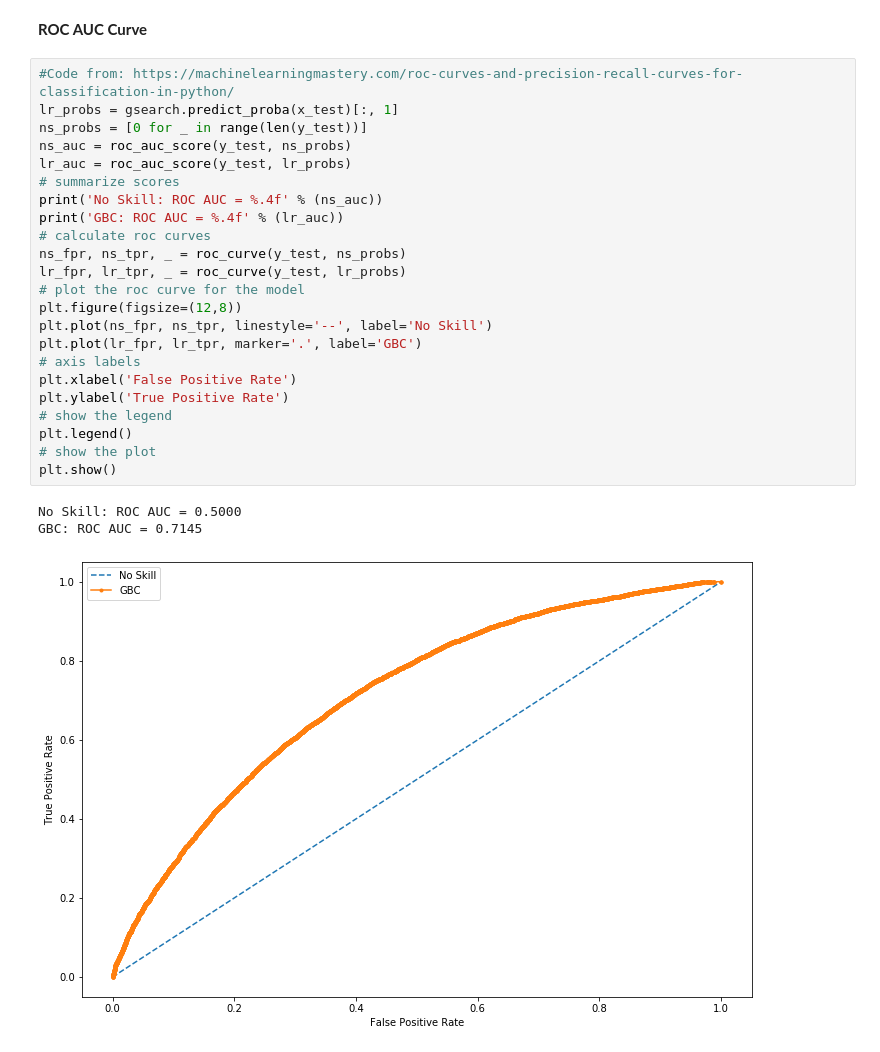
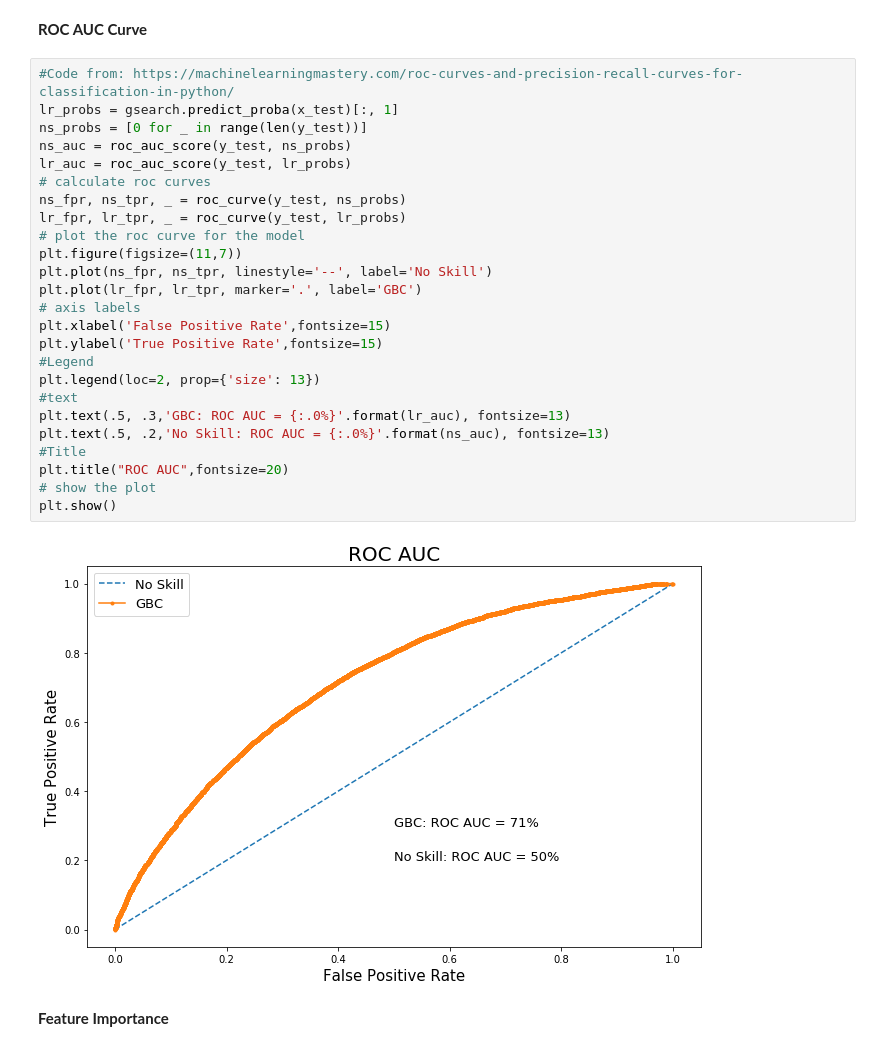
Before and after one commit to adriancm93/CPOE, a Jupyter notebook: cpoe_model.ipynb, the cells around one changed output. Saved outputs shown, nothing was run; the diff lists cells and outputs as text.

```diff
--- a/cpoe_model.ipynb
+++ b/cpoe_model.ipynb
@@ -273,28 +303,30 @@ Test MSE:
 # %%
 #Code from: https://machinelearningmastery.com/roc-curves-and-precision-recall-curves-for-classification-in-python/
 lr_probs = gsearch.predict_proba(x_test)[:, 1]
 ns_probs = [0 for _ in range(len(y_test))]
 ns_auc = roc_auc_score(y_test, ns_probs)
 lr_auc = roc_auc_score(y_test, lr_probs)
-# summarize scores
-print('No Skill: ROC AUC = %.4f' % (ns_auc))
-print('GBC: ROC AUC = %.4f' % (lr_auc))
 # calculate roc curves
 ns_fpr, ns_tpr, _ = roc_curve(y_test, ns_probs)
 lr_fpr, lr_tpr, _ = roc_curve(y_test, lr_probs)
 # plot the roc curve for the model
-plt.figure(figsize=(12,8))
+plt.figure(figsize=(11,7))
 plt.plot(ns_fpr, ns_tpr, linestyle='--', label='No Skill')
 plt.plot(lr_fpr, lr_tpr, marker='.', label='GBC')
 # axis labels
-plt.xlabel('False Positive Rate')
-plt.ylabel('True Positive Rate')
-# show the legend
-plt.legend()
+plt.xlabel('False Positive Rate',fontsize=15)
+plt.ylabel('True Positive Rate',fontsize=15)
+#Legend
+plt.legend(loc=2, prop={'size': 13})
+#text
+plt.text(.5, .3,'GBC: ROC AUC = {:.0%}'.format(lr_auc), fontsize=13)
+plt.text(.5, .2,'No Skill: ROC AUC = {:.0%}'.format(ns_auc), fontsize=13)
+#Title
+plt.title("ROC AUC",fontsize=20)
 # show the plot
 plt.show()
 # %% [output]
-No Skill: ROC AUC = 0.5000
-GBC: ROC AUC = 0.7145
-[figure, old version]
+[figure, new version]
+# %% [markdown]
+**Feature Importance**
 # %%
```
Also changed, not shown: parts of 13 cells of this notebook.
